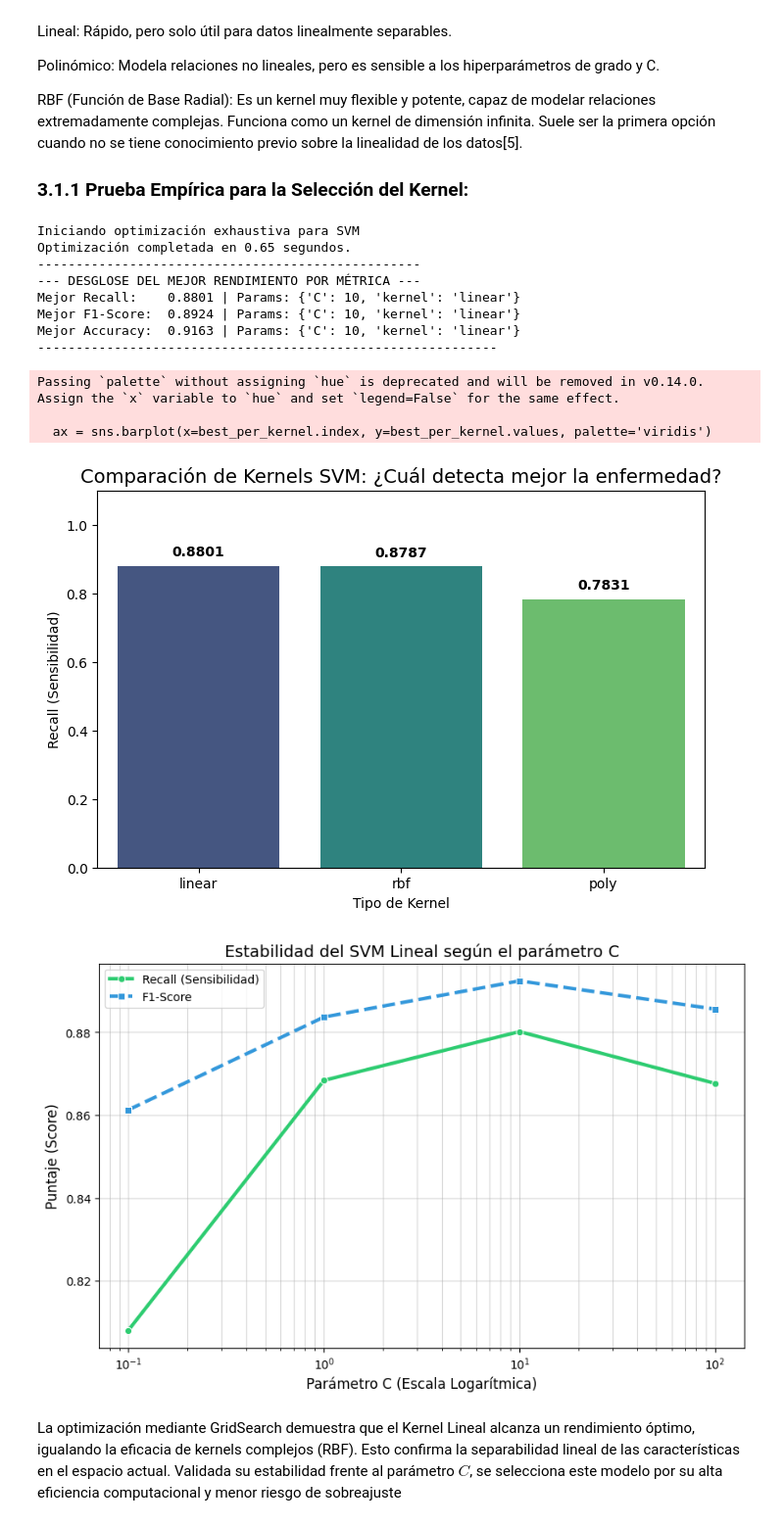
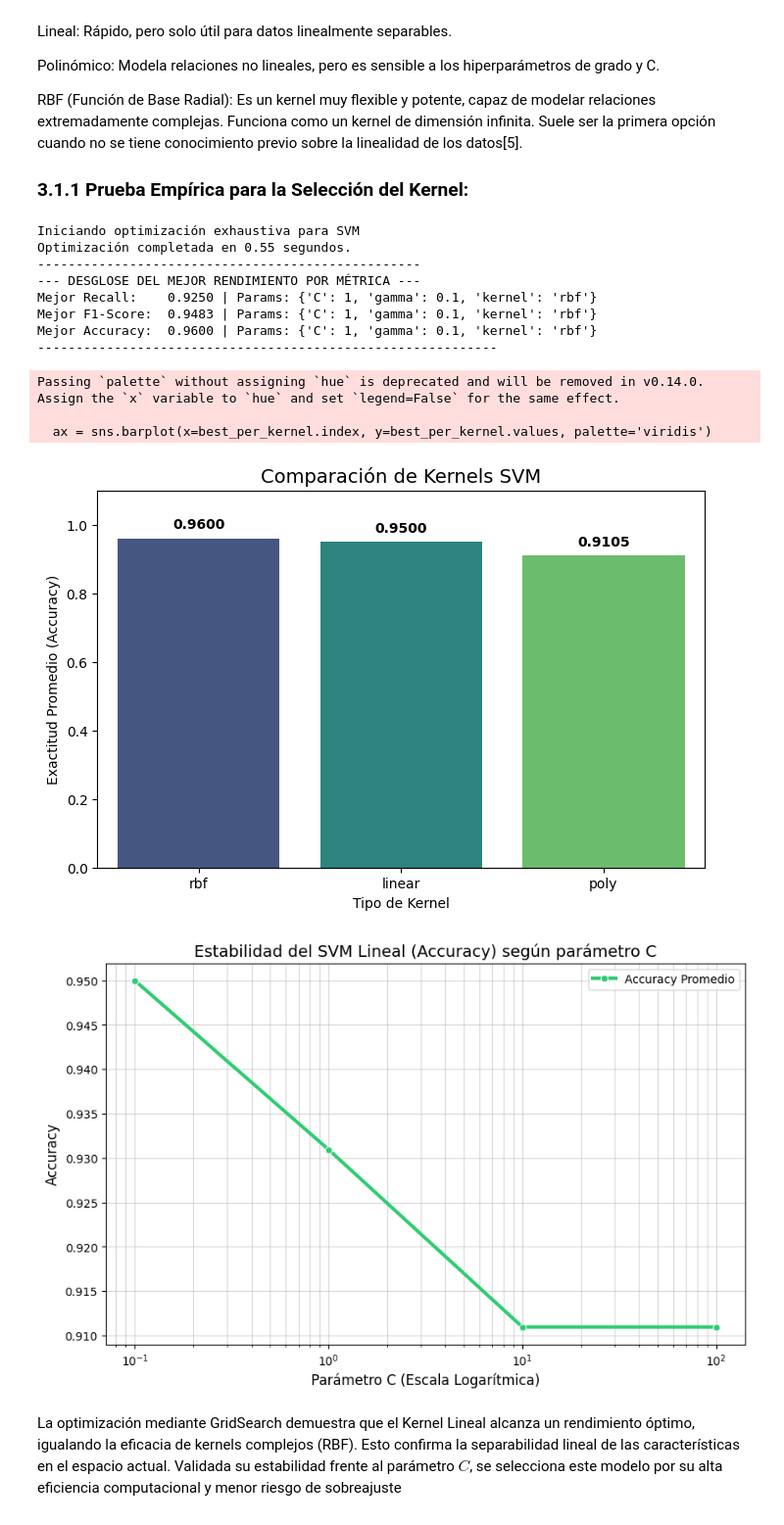
Before and after one commit to Gibonn24/Tesis2, a Jupyter notebook: cheby1 copy.ipynb, the cells around one changed output. Shown at 98% size. Cells and saved outputs as stored; diff of their text form; code cells hidden in the pictures.

```diff
--- a/cheby1 copy.ipynb
+++ b/cheby1 copy.ipynb
@@ -138,8 +165,6 @@ print("2.1 Generación de Nuevas Características (Feature Extraction)")
 # Ratio Energía/Frecuencia
 df_dataset['ratio_rms_freq'] = df_dataset['rms_amp'] / (df_dataset['mean_freq'] + 1e-6)
 
-# Índice de Complejidad
-df_dataset['complexity_index'] = df_dataset['spectral_entropy'] * df_dataset['peak_freq']
 
 # Factor de Cresta Aproximado (Logarítmico)
 df_dataset['log_rms'] = np.log1p(df_dataset['rms_amp'])
@@ -335,7 +360,7 @@ print("Iniciando optimización exhaustiva para SVM")
 start_time = time.time()
 
 # Scoring: Calculamos Recall (prioridad), pero también F1 y Accuracy para el reporte.
-# refit='recall': El modelo final se entrenará optimizando Recall.
+# refit='accuracy': El modelo final se entrenará optimizando Accuracy.
 grid_svm = GridSearchCV(
     SVC(probability=True, random_state=42),
     param_grid_svm,
@@ -355,13 +380,10 @@ print("--- DESGLOSE DEL MEJOR RENDIMIENTO POR MÉTRICA ---")
 
 # Accedemos a los resultados internos del GridSearch
 results = grid_svm.cv_results_
-
-#CORRECCIÓN IMPORTANTE: Crear el DataFrame para poder graficar
 results_df = pd.DataFrame(results)
 
-
 # 1. MEJOR RECALL
-idx_best_recall = grid_svm.best_index_
+idx_best_recall = np.argmax(results['mean_test_recall'])
 best_recall = results['mean_test_recall'][idx_best_recall]
 print(f"Mejor Recall:    {best_recall:.4f} | Params: {results['params'][idx_best_recall]}")
 
@@ -370,68 +392,64 @@ idx_best_f1 = np.argmax(results['mean_test_f1'])
 best_f1 = results['mean_test_f1'][idx_best_f1]
 print(f"Mejor F1-Score:  {best_f1:.4f} | Params: {results['params'][idx_best_f1]}")
 
-# 3. MEJOR ACCURACY
-idx_best_acc = np.argmax(results['mean_test_accuracy'])
+# 3. MEJOR ACCURACY (El ganador oficial por refit='accuracy')
+idx_best_acc = grid_svm.best_index_
 best_acc = results['mean_test_accuracy'][idx_best_acc]
 print(f"Mejor Accuracy:  {best_acc:.4f} | Params: {results['params'][idx_best_acc]}")
 
 print("-" * 60)
 
-#GRÁFICO 1: COMPARATIVA DE KERNELS
-# Primero calculamos los datos para el gráfico (FALTABA ESTE PASO)
-best_per_kernel = results_df.groupby('param_kernel')['mean_test_recall'].max().sort_values(ascending=False)
+# GRÁFICO 1: COMPARATIVA DE KERNELS (ENFOQUE ACCURACY)
+# -----------------------------------------------------
+# Calculamos el mejor ACCURACY por cada tipo de Kernel
+best_per_kernel = results_df.groupby('param_kernel')['mean_test_accuracy'].max().sort_values(ascending=False)
 
 plt.figure(figsize=(8, 5))
 ax = sns.barplot(x=best_per_kernel.index, y=best_per_kernel.values, palette='viridis')
-plt.title('Comparación de Kernels SVM: ¿Cuál detecta mejor la enfermedad?', fontsize=14)
-plt.ylabel('Recall (Sensibilidad)')
+
+# Títulos actualizados
+plt.title('Comparación de Kernels SVM', fontsize=14)
+plt.ylabel('Exactitud Promedio (Accuracy)')
 plt.xlabel('Tipo de Kernel')
 plt.ylim(0, 1.1)
 
+# Anotaciones
 for p in ax.patches:
     ax.annotate(f'{p.get_height():.4f}', (p.get_x() + p.get_width() / 2., p.get_height()),
                 ha='center', va='center', xytext=(0, 10), textcoords='offset points', fontweight='bold')
 plt.show()
 
-# GRÁFICO 2: ANÁLISIS DE ESTABILIDAD DEL KERNEL LINEAL
-
+# GRÁFICO 2: ANÁLISIS DE ESTABILIDAD DEL KERNEL LINEAL (Opcional, si lo quieres mantener)
 linear_results = results_df[results_df['param_kernel'] == 'linear'].copy()
-
-# Convertimos C a numérico para ordenarlo correctamente en el eje X
 linear_results['param_C'] = linear_results['param_C'].astype(float)
 linear_results = linear_results.sort_values(by='param_C')
 
 plt.figure(figsize=(10, 6))
+# Graficamos Accuracy
+sns.lineplot(x='param_C', y='mean_test_accuracy', data=linear_results, marker='o',
+             linewidth=3, color='#2ecc71', label='Accuracy Promedio')
 
-# Graficamos Recall y F1-Score para ver si el modelo es estable
-sns.lineplot(x='param_C', y='mean_test_recall', data=linear_results, marker='o',
-             linewidth=3, color='#2ecc71', label='Recall (Sensibilidad)')
-sns.lineplot(x='param_C', y='mean_test_f1', data=linear_results, marker='s',
-             linewidth=3, color='#3498db', linestyle='--', label='F1-Score')
-
-plt.title('Estabilidad del SVM Lineal según el parámetro C', fontsize=14)
-plt.ylabel('Puntaje (Score)', fontsize=12)
+plt.title('Estabilidad del SVM Lineal (Accuracy) según parámetro C', fontsize=14)
+plt.ylabel('Accuracy', fontsize=12)
 plt.xlabel('Parámetro C (Escala Logarítmica)', fontsize=12)
-
-# Usamos escala logarítmica en X porque C suele variar en potencias (0.1, 1, 10...)
 plt.xscale('log')
 plt.grid(True, which="both", ls="-", alpha=0.5)
 plt.legend()
 plt.show()
 # %% [output]
 Iniciando optimización exhaustiva para SVM
-Optimización completada en 0.65 segundos.
+Optimización completada en 0.55 segundos.
 --------------------------------------------------
 --- DESGLOSE DEL MEJOR RENDIMIENTO POR MÉTRICA ---
-Mejor Recall:    0.8801 | Params: {'C': 10, 'kernel': 'linear'}
-Mejor F1-Score:  0.8924 | Params: {'C': 10, 'kernel': 'linear'}
-Mejor Accuracy:  0.9163 | Params: {'C': 10, 'kernel': 'linear'}
+Mejor Recall:    0.9250 | Params: {'C': 1, 'gamma': 0.1, 'kernel': 'rbf'}
+Mejor F1-Score:  0.9483 | Params: {'C': 1, 'gamma': 0.1, 'kernel': 'rbf'}
+Mejor Accuracy:  0.9600 | Params: {'C': 1, 'gamma': 0.1, 'kernel': 'rbf'}
 ------------------------------------------------------------
 Passing `palette` without assigning `hue` is deprecated and will be removed in v0.14.0. Assign the `x` variable to `hue` and set `legend=False` for the same effect.
 
   ax = sns.barplot(x=best_per_kernel.index, y=best_per_kernel.values, palette='viridis')
-[figure, old version]
+[figure, new version]
-[figure, old version]
+[figure, new version]
 # %% [markdown]
 La optimización mediante GridSearch demuestra que el Kernel Lineal alcanza un rendimiento óptimo, igualando la eficacia de kernels complejos (RBF). Esto confirma la separabilidad lineal de las características en el espacio actual. Validada su estabilidad frente al parámetro $C$, se selecciona este modelo por su alta eficiencia computacional y menor riesgo de sobreajuste
 # %% [markdown]
```
Also changed, not shown: parts of 12 cells of this notebook, 3 other files.
